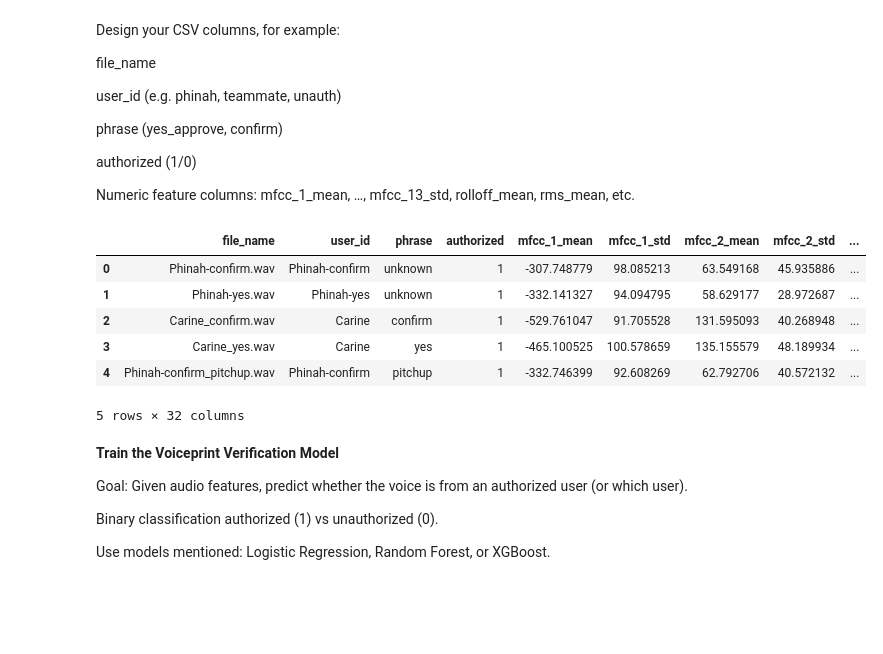
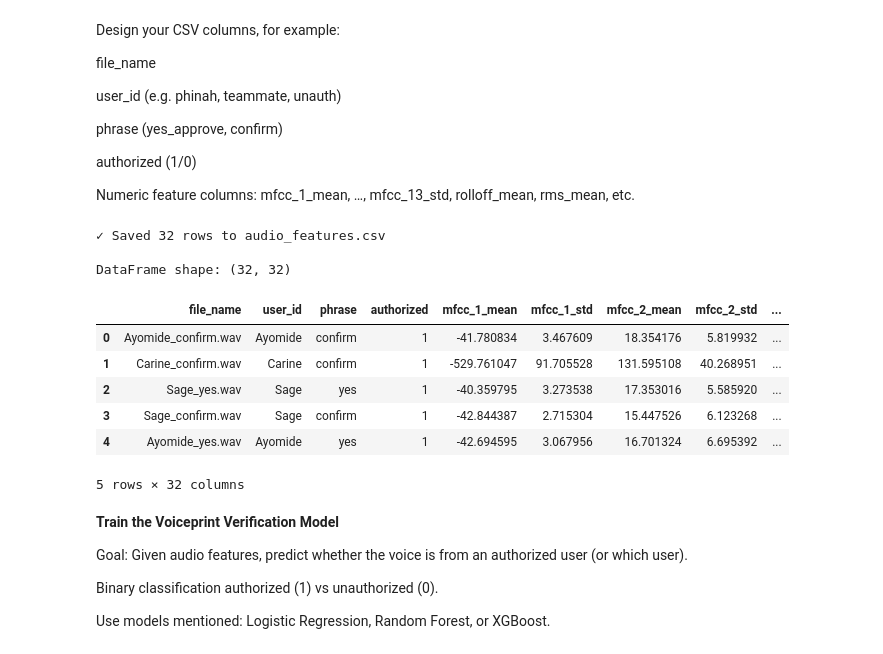
Before and after one commit to Phinah/Data-Preprocessing, a Jupyter notebook: audio_pipeline.ipynb, the cells around one changed output. Cells and saved outputs as stored; diff of their text form; code cells hidden in the pictures; blank space fills up the shorter version.

```diff
--- a/audio_pipeline.ipynb
+++ b/audio_pipeline.ipynb
@@ -164,25 +253,3 @@ def augment_time_stretch(y, rate):
 def augment_noise(y, noise_factor=0.005):
     noise = np.random.randn(len(y))
     return y + noise_factor * noise
-# %%
-AUG_DIR = "drive/MyDrive/Group22_Audio/audio_augmented"
-os.makedirs(AUG_DIR, exist_ok=True)
-
-def save_wav(y, sr, out_path):
-    sf.write(out_path, y, sr)
-
-for fname in files:
-    path = os.path.join(RAW_DIR, fname)
-    y, sr = librosa.load(path, sr=SAMPLE_RATE)
-
-    # 1) Pitch up
-    y_pitch = augment_pitch(y, sr, n_steps=2)
-    save_wav(y_pitch, sr, os.path.join(AUG_DIR, fname.replace(".wav", "_pitchup.wav")))
-
-    # 2) Time stretch
-    y_stretch = augment_time_stretch(y, rate=1.1)
-    save_wav(y_stretch, sr, os.path.join(AUG_DIR, fname.replace(".wav", "_fast.wav")))
-
-    # 3) Noise (optional extra)
-    y_noise = augment_noise(y)
-    save_wav(y_noise, sr, os.path.join(AUG_DIR, fname.replace(".wav", "_noise.wav")))
@@ -240,10 +378,9 @@ def extract_features(y, sr):
 
     return feats
 # %%
-import warnings
-
 # Loop all raw + augmented files:
-fname = "audio-features.csv"
+# Note: warnings and pandas are already imported in cell 1
+fname = "audio_features.csv"  # Updated to match project naming
 def parse_meta(fname):
     base = fname.replace(".wav", "")
     parts = base.split("_")
@@ -259,46 +396,50 @@ def parse_meta(fname):
         phrase = parts[1]
         authorized = 0 if user_id.lower() == "unauth" else 1
 
     return user_id, phrase, authorized
 
 rows = []
 
 warnings.filterwarnings("ignore")
 
 for subdir in [RAW_DIR, AUG_DIR]:
-    if not os.path.exists(subdir):
+    if not subdir.exists():
         continue
-    for fname in os.listdir(subdir):
-        if not fname.endswith(".wav"):
-            continue
-        fpath = os.path.join(subdir, fname)
+    for fpath in subdir.glob("*.wav"):
+        fname = fpath.name
         try:
-            y, sr = librosa.load(fpath, sr=SAMPLE_RATE)
+            y, sr = librosa.load(str(fpath), sr=SAMPLE_RATE)
         except Exception as e:
             print(f"Error loading {fname}: {e}")
             continue
         feats = extract_features(y, sr)
         user_id, phrase, authorized = parse_meta(fname)
         row = {
             "file_name": fname,
             "user_id": user_id,
             "phrase": phrase,
             "authorized": authorized,
         }
         row.update(feats)
         rows.append(row)
 
 df_audio = pd.DataFrame(rows)
-df_audio.to_csv("/content/drive/MyDrive/Group22_Audio/audio_features.csv", index=False)
+# Save to project root directory (matching audio_processing.py output)
+df_audio.to_csv("audio_features.csv", index=False)
+print(f"✓ Saved {len(df_audio)} rows to audio_features.csv")
+print(f"\nDataFrame shape: {df_audio.shape}")
 df_audio.head()
 # %% [output]
+✓ Saved 32 rows to audio_features.csv
+
+DataFrame shape: (32, 32)
 |  | file_name | user_id | phrase | authorized | mfcc_1_mean | mfcc_1_std | mfcc_2_mean | mfcc_2_std | ... |
-| 0 | Phinah-confirm.wav | Phinah-confirm | unknown | 1 | -307.748779 | 98.085213 | 63.549168 | 45.935886 | ... |
-| 1 | Phinah-yes.wav | Phinah-yes | unknown | 1 | -332.141327 | 94.094795 | 58.629177 | 28.972687 | ... |
-| 2 | Carine_confirm.wav | Carine | confirm | 1 | -529.761047 | 91.705528 | 131.595093 | 40.268948 | ... |
-| 3 | Carine_yes.wav | Carine | yes | 1 | -465.100525 | 100.578659 | 135.155579 | 48.189934 | ... |
-| 4 | Phinah-confirm_pitchup.wav | Phinah-confirm | pitchup | 1 | -332.746399 | 92.608269 | 62.792706 | 40.572132 | ... |
+| 0 | Ayomide_confirm.wav | Ayomide | confirm | 1 | -41.780834 | 3.467609 | 18.354176 | 5.819932 | ... |
+| 1 | Carine_confirm.wav | Carine | confirm | 1 | -529.761047 | 91.705528 | 131.595108 | 40.268951 | ... |
+| 2 | Sage_yes.wav | Sage | yes | 1 | -40.359795 | 3.273538 | 17.353016 | 5.585920 | ... |
+| 3 | Sage_confirm.wav | Sage | confirm | 1 | -42.844387 | 2.715304 | 15.447526 | 6.123268 | ... |
+| 4 | Ayomide_yes.wav | Ayomide | yes | 1 | -42.694595 | 3.067956 | 16.701324 | 6.695392 | ... |
-5 rows × 32 columns
+5 rows × 32 columns
 # %% [markdown]
 **Train the Voiceprint Verification Model**
 
```
Also changed, not shown: parts of 19 cells of this notebook, 35 other files.
